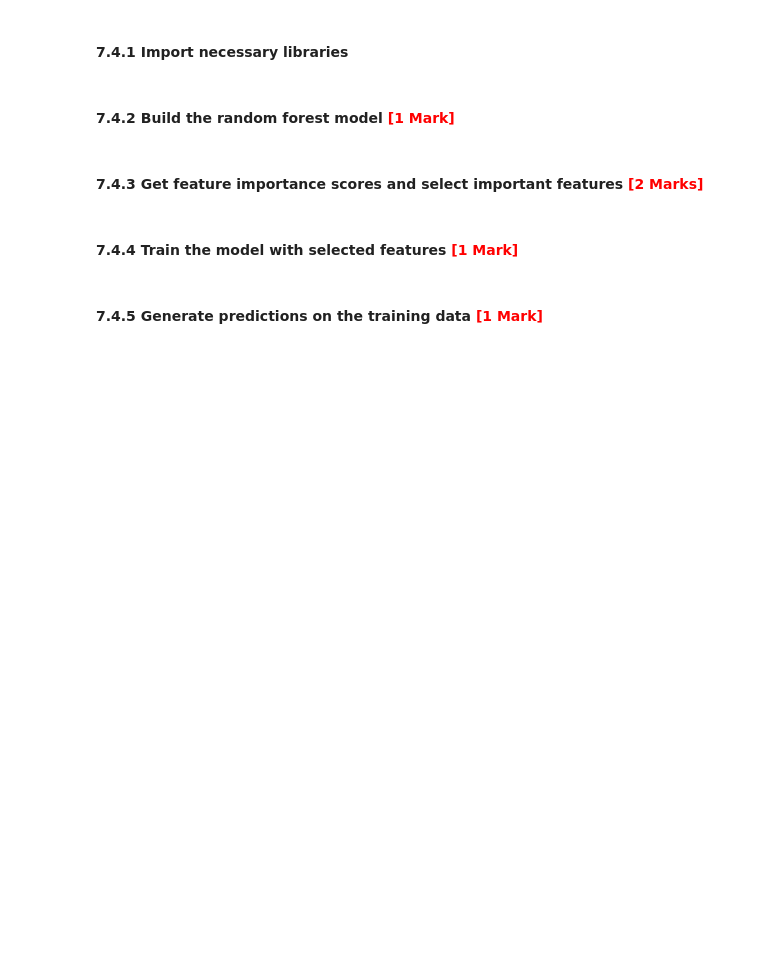
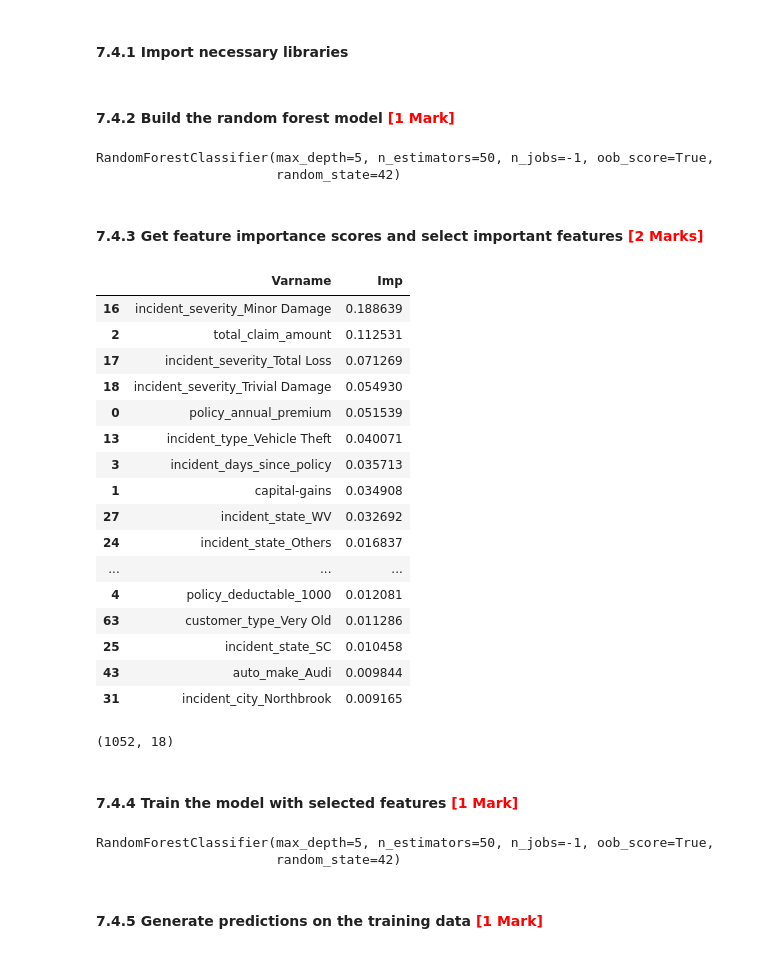
Before and after one commit to asthaban03/Fraudulent-Claim-Detection, a Jupyter notebook: Fraudulent_Claim_Detection_Starter.ipynb, the cells around one changed output. Saved outputs shown, nothing was run; the diff lists cells and outputs as text; code cells hidden in the pictures; blank space fills up the shorter version.

```diff
--- a/Fraudulent_Claim_Detection_Starter.ipynb
+++ b/Fraudulent_Claim_Detection_Starter.ipynb
@@ -1720,11 +1723,41 @@ from sklearn.model_selection import cross_val_score, GridSearchCV
 #### **7.4.2** Build the random forest model <font color="red">[1 Mark]</font>
 # %%
 # Build a base random forest model
+rf = RandomForestClassifier(random_state=42,n_jobs=-1, n_estimators=50, max_depth=5,oob_score=True)
+rf.fit(X_train_scaled,y_train_resampled)
+# %% [output]
+RandomForestClassifier(max_depth=5, n_estimators=50, n_jobs=-1, oob_score=True,
+                       random_state=42)
 # %% [markdown]
 #### **7.4.3** Get feature importance scores and select important features <font color="red">[2 Marks]</font>
 # %%
 # Get feature importance scores from the trained model
+rf.feature_importances_
+# Create a DataFrame to visualise the importance scores
+imp_df = pd.DataFrame({
+    "Varname": X_train_scaled.columns,
+    "Imp": rf.feature_importances_
 
-# Create a DataFrame to visualise the importance scores
+})
+# %%
+imp_df.sort_values(by="Imp", ascending=False).head(20)
+# %% [output]
+|  | Varname | Imp |
+| 16 | incident_severity_Minor Damage | 0.188639 |
+| 2 | total_claim_amount | 0.112531 |
+| 17 | incident_severity_Total Loss | 0.071269 |
+| 18 | incident_severity_Trivial Damage | 0.054930 |
+| 0 | policy_annual_premium | 0.051539 |
+| 13 | incident_type_Vehicle Theft | 0.040071 |
+| 3 | incident_days_since_policy | 0.035713 |
+| 1 | capital-gains | 0.034908 |
+| 27 | incident_state_WV | 0.032692 |
+| 24 | incident_state_Others | 0.016837 |
+| ... | ... | ... |
+| 4 | policy_deductable_1000 | 0.012081 |
+| 63 | customer_type_Very Old | 0.011286 |
+| 25 | incident_state_SC | 0.010458 |
+| 43 | auto_make_Audi | 0.009844 |
+| 31 | incident_city_Northbrook | 0.009165 |
 # %%
 # Select features with high importance scores
@@ -1733,7 +1767,15 @@ from sklearn.model_selection import cross_val_score, GridSearchCV
+# %%
+X_train_scaled_selected.shape
+# %% [output]
+(1052, 18)
 # %% [markdown]
 #### **7.4.4** Train the model with selected features <font color="red">[1 Mark]</font>
 # %%
 # Fit the model on the training data with selected features
+rf.fit(X_train_scaled_selected,y_train_resampled)
+# %% [output]
+RandomForestClassifier(max_depth=5, n_estimators=50, n_jobs=-1, oob_score=True,
+                       random_state=42)
 # %% [markdown]
 #### **7.4.5** Generate predictions on the training data <font color="red">[1 Mark]</font>
 # %%
```
Also changed, not shown: parts of 42 cells of this notebook.
